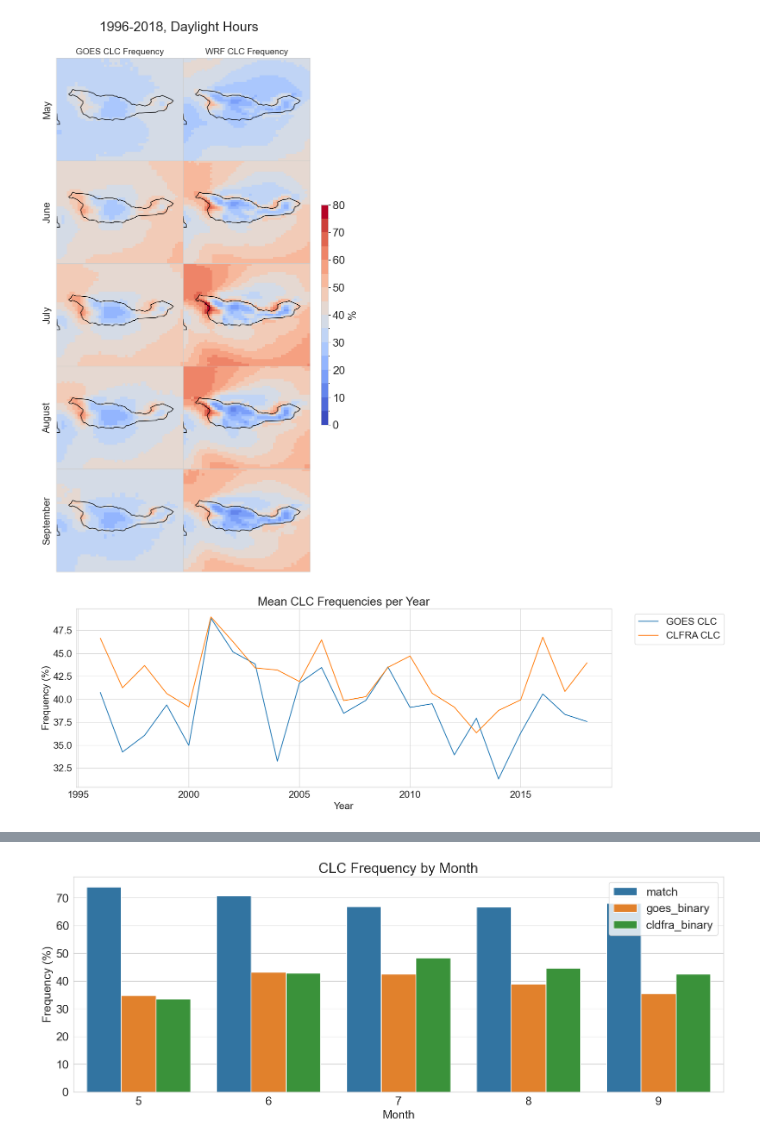
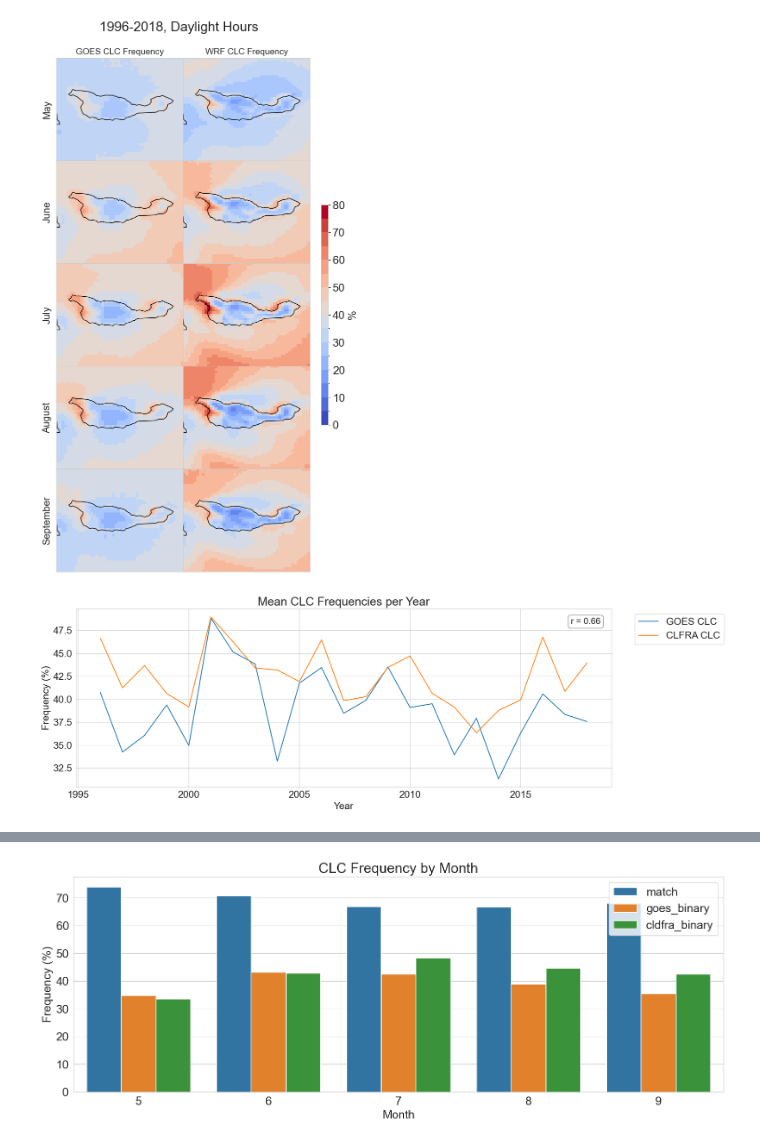
Before and after one commit to UCSB-NRS/sci-wrf-analysis, a Jupyter notebook: notebooks/wrf-goes-low-clouds-cldfra.ipynb, the cells around one changed output, grey strips where cells are left out. Saved outputs shown, nothing was run; the diff lists cells and outputs as text; code cells hidden in the pictures.

```diff
--- a/notebooks/wrf-goes-low-clouds-cldfra.ipynb
+++ b/notebooks/wrf-goes-low-clouds-cldfra.ipynb
@@ -339,9 +339,9 @@ __Observations:__ The best CLDFRA threshold seems to be 0.125.
 
 # Define centers of regions of interest
 site_dict = {
-    'site' : ['west-end', 'coche-point', 'inland', 'north-ocean'],
-    'lat' : [34.012499, 34.033456, 34.00346, 34.08375],
-    'lon' : [-119.882897, -119.600946, -119.76288, -119.68265]
+    'site' : ['west-end', 'coche-point', 'inland', 'nw-ocean', 'se-ocean'],
+    'lat' : [34.012499, 34.033456, 34.00346, 34.12030, 33.91093],
+    'lon' : [-119.882897, -119.600946, -119.76288, -119.95199, -119.60004]
 }
 
 site_df = pd.DataFrame(site_dict)
@@ -605,29 +620,38 @@ plt.show()
 # %%
 ### Interannual Comparisons
 ds_gp = clc_ds.groupby('time.year').sum()
 total_count = clc_ds.groupby('time.year').count()
 ds_gp = ds_gp / total_count * 100
 ds_gp = ds_gp.groupby('year').mean(dim=['lat', 'lon'])
 df_gp = ds_gp[['goes_binary', 'cldfra_binary', 'match']].to_dataframe()
+correlation = round(np.corrcoef(df_gp['goes_binary'], df_gp['cldfra_binary'])[0,1],2)
 
 fig, ax = plt.subplots(figsize=(18,6))
 sns.lineplot(data=df_gp,
              x='year',
              y='goes_binary',
              label='GOES CLC')
 sns.lineplot(data=df_gp,
              x='year',
              y='cldfra_binary',
              label='CLFRA CLC')
 #sns.lineplot(data=df_gp,
 #            x='year',
 #            y='match',
 #            label='Match Frequency')
 ax.set(title='Mean CLC Frequencies per Year',
        xlabel='Year',
        ylabel='Frequency (%)')
 plt.legend(loc='upper right', bbox_to_anchor=(1.22, 1))
+# Add annotation
+ax.text(0.98, 0.95, f'r = {correlation:.2f}',
+        transform=ax.transAxes,
+        ha='right', va='top',
+        fontsize=16, bbox=dict(boxstyle='round,pad=0.3', facecolor='white', edgecolor='gray'))
+
+
 plt.tight_layout()
+
 plt.show()
 # %% [output]
-[figure, old version]
+[figure, new version]
```
Also changed, not shown: parts of 12 cells of this notebook, 2 other files.
